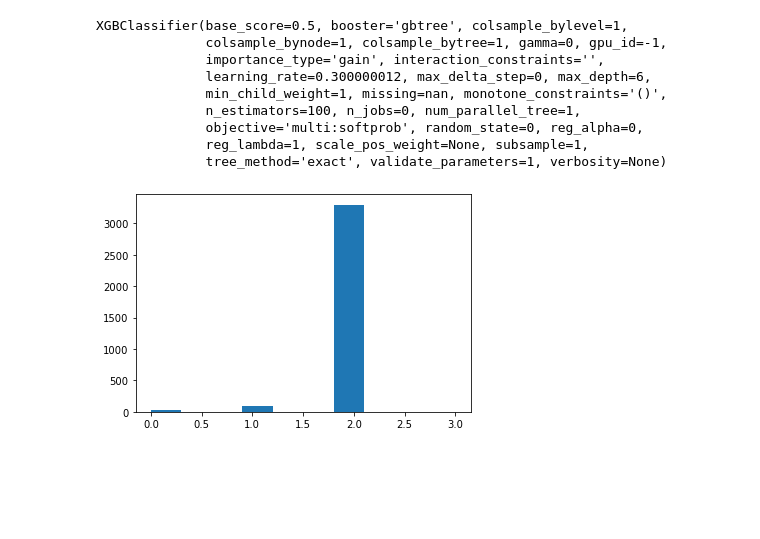
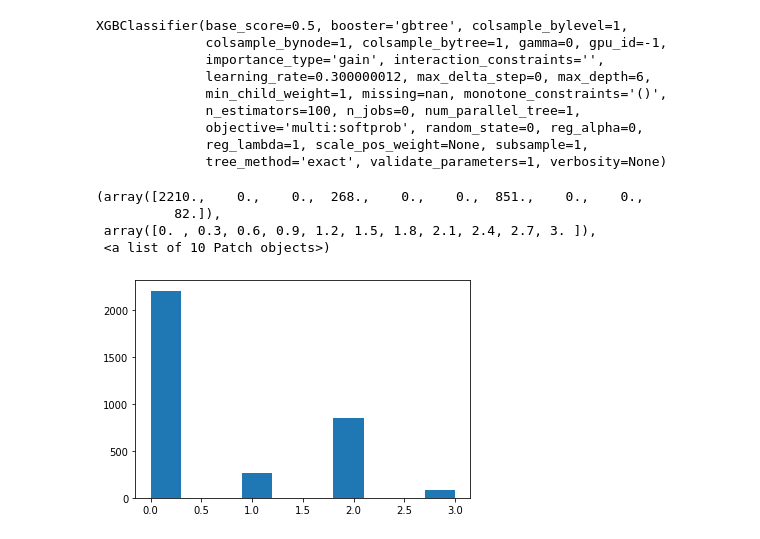
Before and after one commit to LukeAndrewSmith/AML, a Jupyter notebook: Task_3/Solution/Pipelines/XGB_feat_sel_isolation_forest.ipynb, the cells around one changed output. Drawn from its saved outputs; the diff is of its cells as text; code cells hidden in the pictures; blank space fills up the shorter version.

```diff
--- a/Task_3/Solution/Pipelines/XGB_feat_sel_isolation_forest.ipynb
+++ b/Task_3/Solution/Pipelines/XGB_feat_sel_isolation_forest.ipynb
@@ -57,3 +55,5 @@ y = np.ravel(y)
+# %%
+y = data_fetching.get_train_data(y_only=True)
 # %%
 X = feature_extraction.get_features(types=['timeseries', 'heartbeats', 'peaks'], verbose=True, precomputed='train')
 X_test = feature_extraction.get_features(types=['timeseries', 'heartbeats', 'peaks'], verbose=True, precomputed='test')
@@ -61,7 +61,7 @@ X_test = feature_extraction.get_features(types=['timeseries', 'heartbeats', 'pea
 scaling
 # %%
 scaler = StandardScaler()
-X = scaler.fit_transform(X,y)
+X = scaler.fit_transform(X)
 X_test_sc = scaler.transform(X_test)
 # %% [markdown]
 # Feature selection
@@ -226,6 +244,7 @@ X2
 | 5116 | 0.230040 | 0.306287 | 0.572246 | 0.936406 | 0.927575 | 0.854768 | 0.308958 | -0.016032 | -0.191476 | -0.364107 | ... | ... |
 4942 rows × 282 columns
 # %%
+clf = xgb.XGBClassifier()
 clf.fit(X2,np.ravel(y2))
 # %% [output]
 XGBClassifier(base_score=0.5, booster='gbtree', colsample_bylevel=1,
@@ -240,9 +259,10 @@ XGBClassifier(base_score=0.5, booster='gbtree', colsample_bylevel=1,
 # %%
 X_test_transf = pd.DataFrame(model2.transform(X_test_sc))
 y_pred = clf.predict(X_test_transf)
 plt.hist(y_pred)
-
-y_pred_pd = pd.DataFrame(data=y_pred, columns=["y"])
-y_pred_pd.to_csv('../../Predictions/XGB_175outliers_282features.csv', index_label='id')
 # %% [output]
+(array([2210.,    0.,    0.,  268.,    0.,    0.,  851.,    0.,    0.,
+          82.]),
+ array([0. , 0.3, 0.6, 0.9, 1.2, 1.5, 1.8, 2.1, 2.4, 2.7, 3. ]),
+ <a list of 10 Patch objects>)
-[figure, old version]
+[figure, new version]
```
Also changed, not shown: parts of 21 cells of this notebook.
